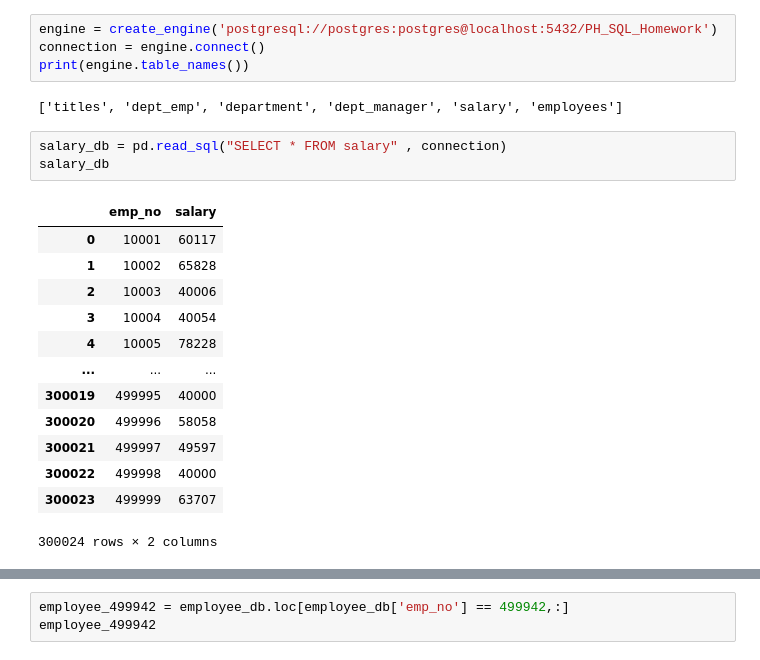
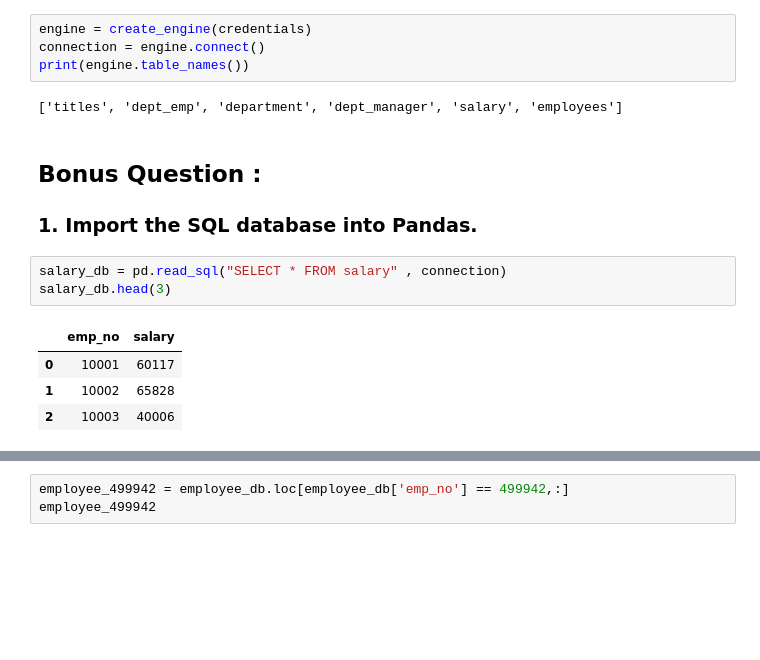
Before and after one commit to divya-gh/sql-challenge, a Jupyter notebook: Analysis/PH-Bonus.ipynb, the cells around one changed output, grey strips where cells are left out. Cells and saved outputs as stored; diff of their text form; blank space fills up the shorter version.

```diff
--- a/Analysis/PH-Bonus.ipynb
+++ b/Analysis/PH-Bonus.ipynb
@@ -6,25 +8,20 @@ from sqlalchemy import create_engine
 # %%
-engine = create_engine('postgresql://postgres:postgres@localhost:5432/PH_SQL_Homework')
+engine = create_engine(credentials)
 connection = engine.connect()
 print(engine.table_names())
 # %% [output]
 ['titles', 'dept_emp', 'department', 'dept_manager', 'salary', 'employees']
+# %% [markdown]
+## Bonus Question :
+
+### 1. Import the SQL database into Pandas.
 # %%
 salary_db = pd.read_sql("SELECT * FROM salary" , connection)
-salary_db
+salary_db.head(3)
 # %% [output]
 |  | emp_no | salary |
 | 0 | 10001 | 60117 |
 | 1 | 10002 | 65828 |
 | 2 | 10003 | 40006 |
-| 3 | 10004 | 40054 |
-| 4 | 10005 | 78228 |
-| ... | ... | ... |
-| 300019 | 499995 | 40000 |
-| 300020 | 499996 | 58058 |
-| 300021 | 499997 | 49597 |
-| 300022 | 499998 | 40000 |
-| 300023 | 499999 | 63707 |
-300024 rows × 2 columns
 # %%
 employee_db = pd.read_sql("SELECT * FROM employees" , connection)
```
Also changed, not shown: parts of 12 cells of this notebook.
